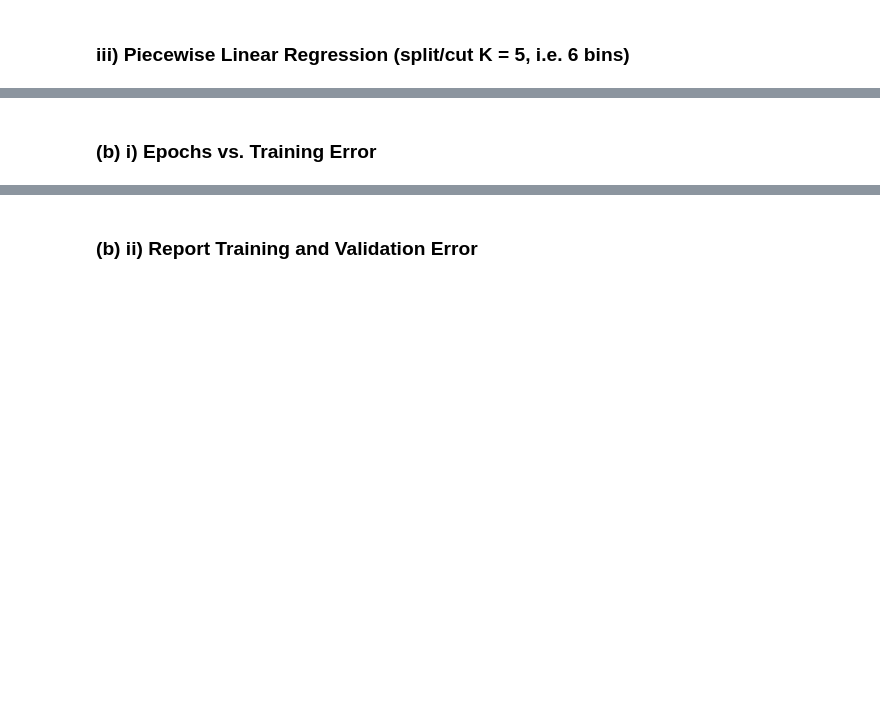
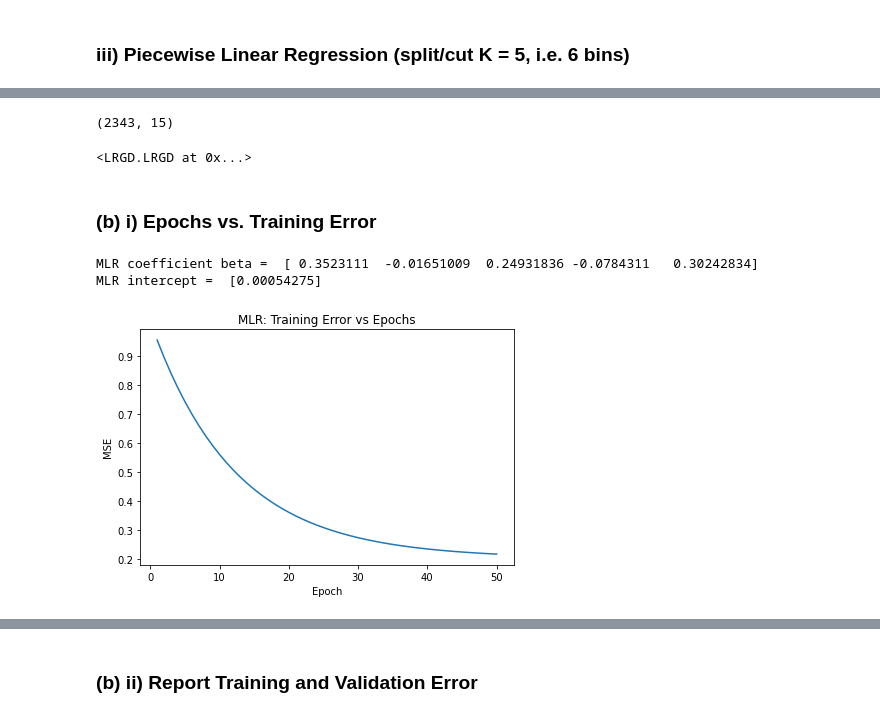
Before and after one commit to ManuelSerna/ml-notes, a Jupyter notebook: regression/general_regression/mini_project3.ipynb, the cells around one changed output, grey strips where cells are left out. Drawn from its saved outputs; the diff is of its cells as text; code cells hidden in the pictures; blank space fills up the shorter version.

```diff
--- a/regression/general_regression/mini_project3.ipynb
+++ b/regression/general_regression/mini_project3.ipynb
@@ -180,0 +223,6 @@ for i in range(K+1):
+# %%
+# Add power-3 terms
+spline_x_train = np.hstack((spline_x_train, x_train**3))
+print(spline_x_train.shape)
+# %% [output]
+(2343, 15)
@@ -181,15 +276,25 @@ for i in range(K+1):
+# %%
+# Finally, perform linear regression on dataset with new terms
+spline_model = LRGD.LRGD()
+spline_model.fit(spline_x_train, y_train)
+# %% [output]
+<LRGD.LRGD at 0x...>
 # %% [markdown]
 ### (b) i) Epochs vs. Training Error
 # %%
-# TODO
-''' for each of the models in (a)
-
-print('LR coefficient beta = ', model.beta)
-print('LR intercept = ', SLR.intercept)
-plt.plot(range(1, SLR.n_iter+1), model.losses)
-plt.ylabel('MSE')
-plt.xlabel('Epoch')
-plt.tight_layout()
-plt.title('APPROACH HERE: Training Error vs Epochs')
-plt.show()
-'''
+def plot_error_v_epochs(model=None, name=''):
+    print('{} coefficient beta = '.format(name), model.beta)
+    print('{} intercept = '.format(name), model.intercept)
+    plt.plot(range(1, model.n_iter+1), model.losses)
+    plt.ylabel('MSE')
+    plt.xlabel('Epoch')
+    plt.tight_layout()
+    plt.title('{}: Training Error vs Epochs'.format(name))
+    plt.show()
+# %%
+# i) multiple linear regression (MLR)
+plot_error_v_epochs(mlr_model, 'MLR')
+# %% [output]
+MLR coefficient beta =  [ 0.3523111  -0.01651009  0.24931836 -0.0784311   0.30242834]
+MLR intercept =  [0.00054275]
+[figure, added]
```
Also changed, not shown: parts of 31 cells of this notebook, 1 other file.
